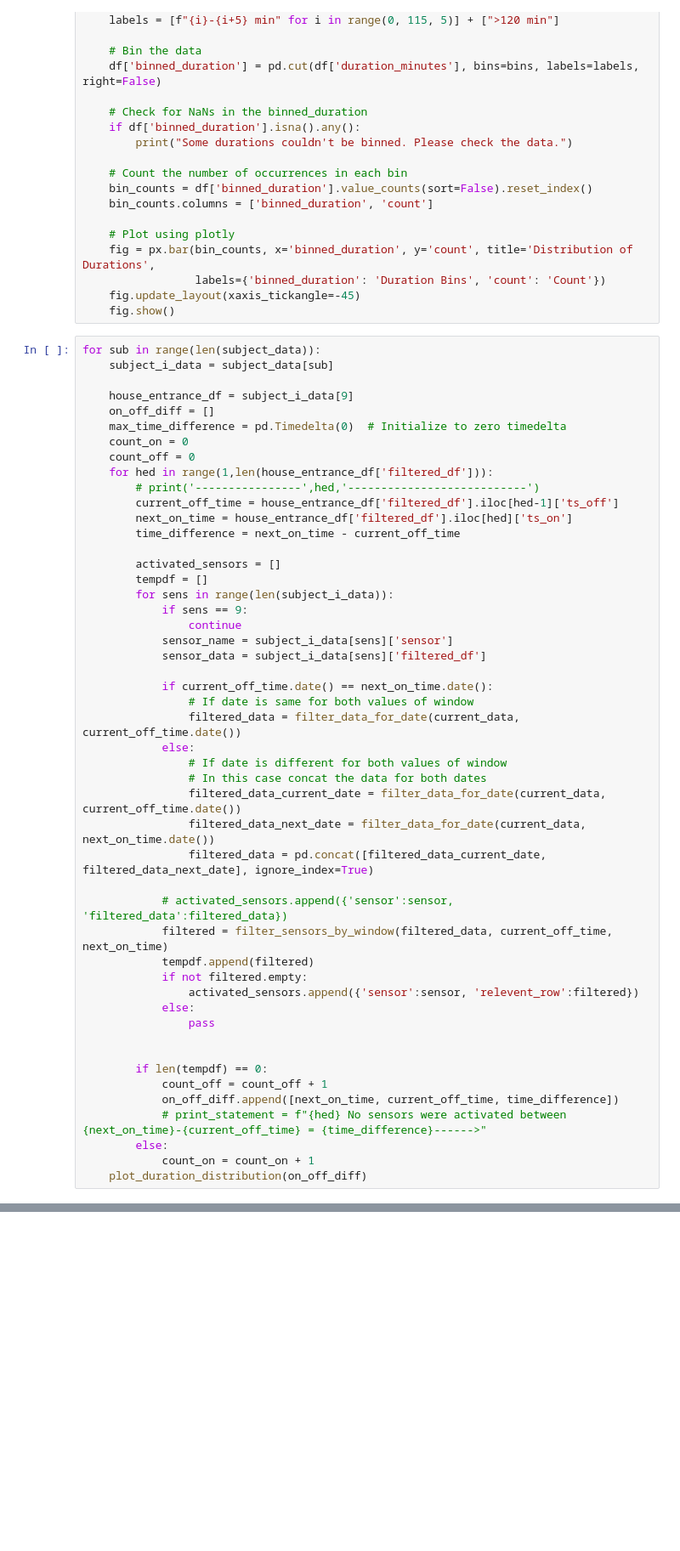
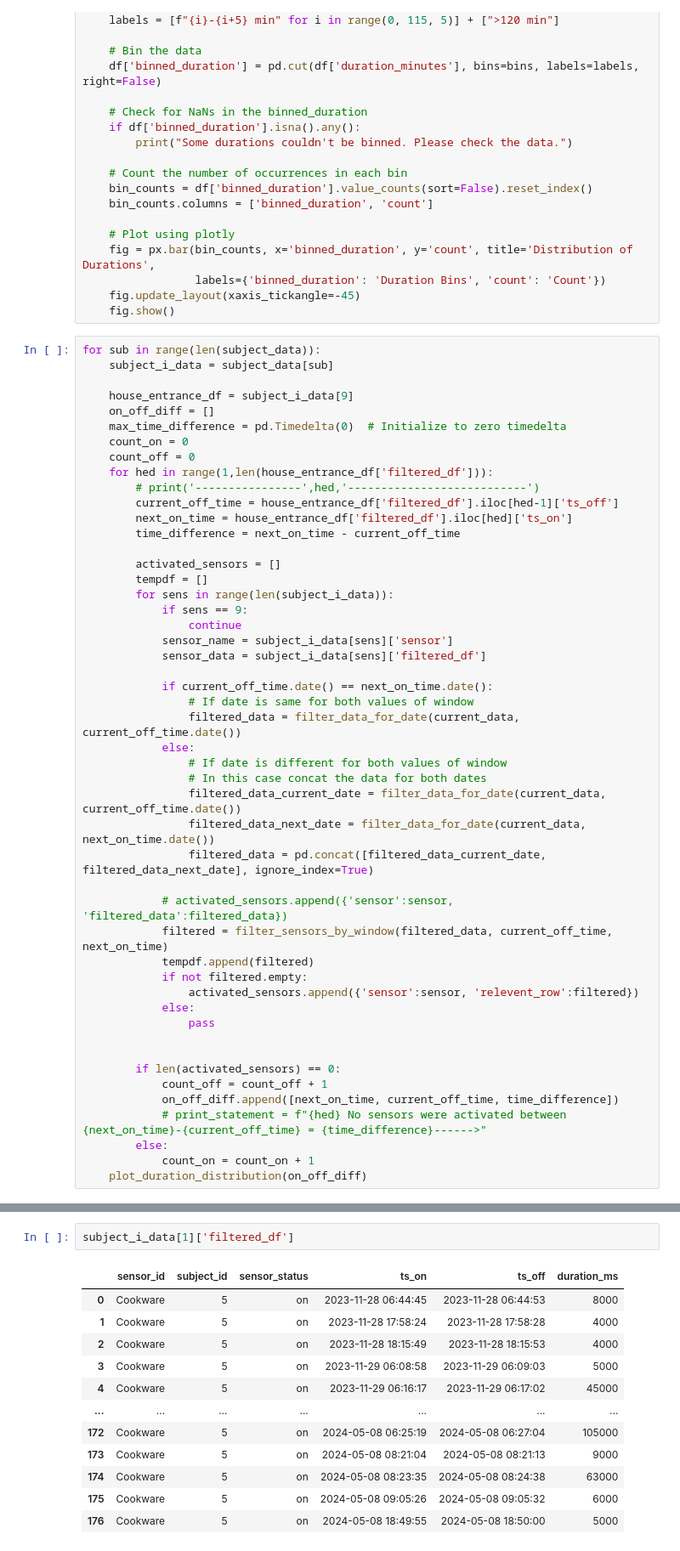
Before and after one commit to priyankar-beep/pilot, a Jupyter notebook: src/main.ipynb, the cells around one changed output, grey strips where cells are left out. Shown at 85% size. Cells and saved outputs as stored; diff of their text form; blank space fills up the shorter version.

```diff
--- a/src/main.ipynb
+++ b/src/main.ipynb
@@ -948,7 +948,7 @@ for sub in range(len(subject_data)):
                 pass
 
 
-        if len(tempdf) == 0:
+        if len(activated_sensors) == 0:
             count_off = count_off + 1
             on_off_diff.append([next_on_time, current_off_time, time_difference])
             # print_statement = f"{hed} No sensors were activated between {next_on_time}-{current_off_time} = {time_difference}------>"
@@ -957,0 +1046,15 @@ for sub in range(len(subject_data)):
+# %%
+subject_i_data[1]['filtered_df']
+# %% [output]
+|  | sensor_id | subject_id | sensor_status | ts_on | ts_off | duration_ms |
+| 0 | Cookware | 5 | on | 2023-11-28 06:44:45 | 2023-11-28 06:44:53 | 8000 |
+| 1 | Cookware | 5 | on | 2023-11-28 17:58:24 | 2023-11-28 17:58:28 | 4000 |
+| 2 | Cookware | 5 | on | 2023-11-28 18:15:49 | 2023-11-28 18:15:53 | 4000 |
+| 3 | Cookware | 5 | on | 2023-11-29 06:08:58 | 2023-11-29 06:09:03 | 5000 |
+| 4 | Cookware | 5 | on | 2023-11-29 06:16:17 | 2023-11-29 06:17:02 | 45000 |
+| ... | ... | ... | ... | ... | ... | ... |
+| 172 | Cookware | 5 | on | 2024-05-08 06:25:19 | 2024-05-08 06:27:04 | 105000 |
+| 173 | Cookware | 5 | on | 2024-05-08 08:21:04 | 2024-05-08 08:21:13 | 9000 |
+| 174 | Cookware | 5 | on | 2024-05-08 08:23:35 | 2024-05-08 08:24:38 | 63000 |
+| 175 | Cookware | 5 | on | 2024-05-08 09:05:26 | 2024-05-08 09:05:32 | 6000 |
+| 176 | Cookware | 5 | on | 2024-05-08 18:49:55 | 2024-05-08 18:50:00 | 5000 |
```
Also changed, not shown: parts of 5 cells of this notebook, 4 other files.
